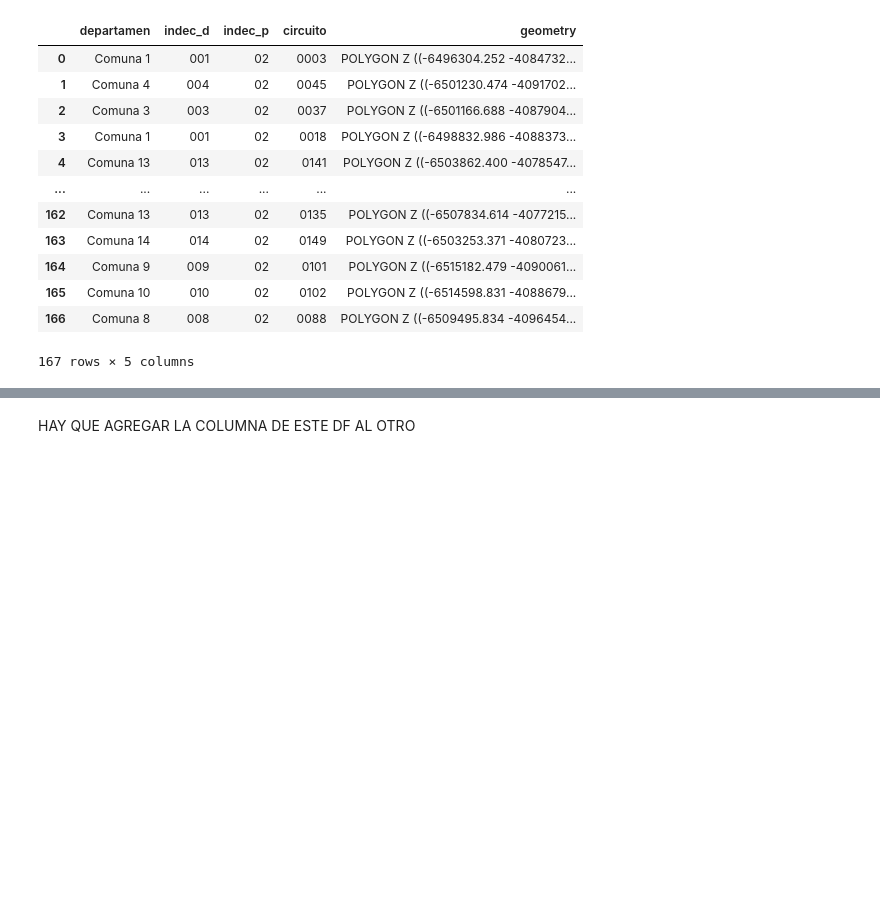
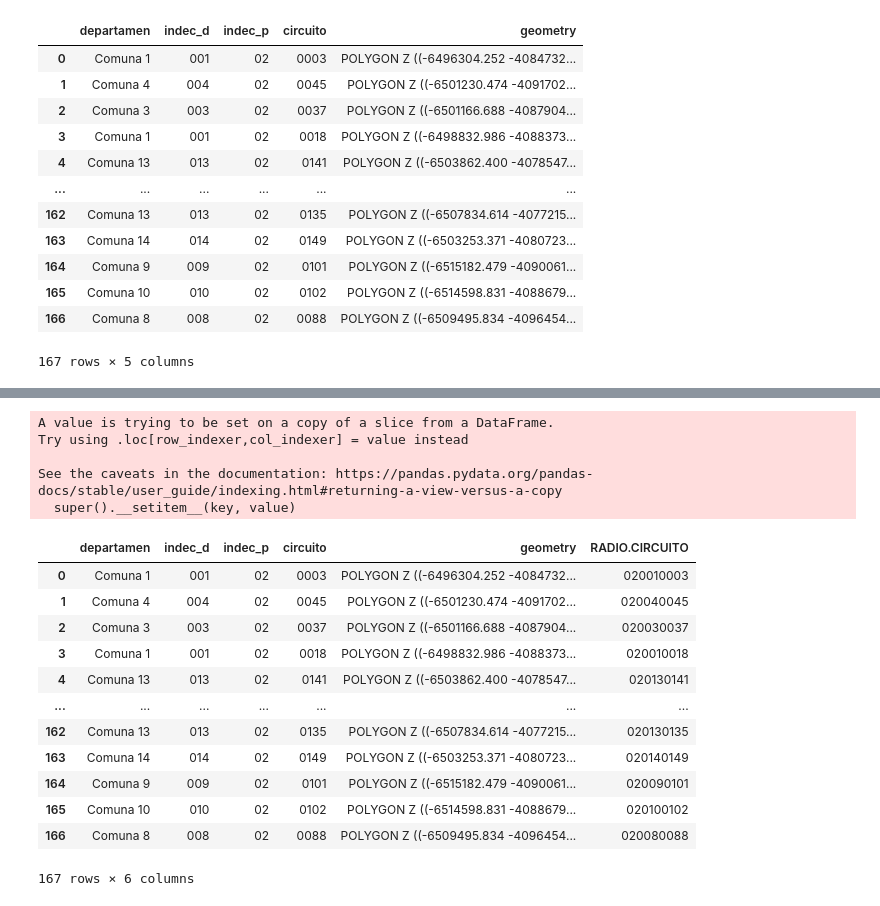
Before and after one commit to JocMB/MET4OP---Trabajo-Final, a Jupyter notebook: RadioCircuito.ipynb, the cells around one changed output, grey strips where cells are left out. Saved outputs shown, nothing was run; the diff lists cells and outputs as text; code cells hidden in the pictures; blank space fills up the shorter version.

```diff
--- a/RadioCircuito.ipynb
+++ b/RadioCircuito.ipynb
@@ -139,2 +155,22 @@ See the caveats in the documentation: https://pandas.pydata.org/pandas-docs/stab
-# %% [markdown]
-HAY QUE AGREGAR LA COLUMNA DE ESTE DF AL OTRO
+# %%
+caba2['RADIO.CIRCUITO'] = padcaba
+caba2
+# %% [output]
+A value is trying to be set on a copy of a slice from a DataFrame.
+Try using .loc[row_indexer,col_indexer] = value instead
+
+See the caveats in the documentation: https://pandas.pydata.org/pandas-docs/stable/user_guide/indexing.html#returning-a-view-versus-a-copy
+  super().__setitem__(key, value)
+|  | departamen | indec_d | indec_p | circuito | geometry | RADIO.CIRCUITO |
+| 0 | Comuna 1 | 001 | 02 | 0003 | POLYGON Z ((-6496304.252 -4084732... | 020010003 |
+| 1 | Comuna 4 | 004 | 02 | 0045 | POLYGON Z ((-6501230.474 -4091702... | 020040045 |
+| 2 | Comuna 3 | 003 | 02 | 0037 | POLYGON Z ((-6501166.688 -4087904... | 020030037 |
+| 3 | Comuna 1 | 001 | 02 | 0018 | POLYGON Z ((-6498832.986 -4088373... | 020010018 |
+| 4 | Comuna 13 | 013 | 02 | 0141 | POLYGON Z ((-6503862.400 -4078547... | 020130141 |
+| ... | ... | ... | ... | ... | ... | ... |
+| 162 | Comuna 13 | 013 | 02 | 0135 | POLYGON Z ((-6507834.614 -4077215... | 020130135 |
+| 163 | Comuna 14 | 014 | 02 | 0149 | POLYGON Z ((-6503253.371 -4080723... | 020140149 |
+| 164 | Comuna 9 | 009 | 02 | 0101 | POLYGON Z ((-6515182.479 -4090061... | 020090101 |
+| 165 | Comuna 10 | 010 | 02 | 0102 | POLYGON Z ((-6514598.831 -4088679... | 020100102 |
+| 166 | Comuna 8 | 008 | 02 | 0088 | POLYGON Z ((-6509495.834 -4096454... | 020080088 |
+167 rows × 6 columns
```
Also changed, not shown: parts of 16 cells of this notebook.
